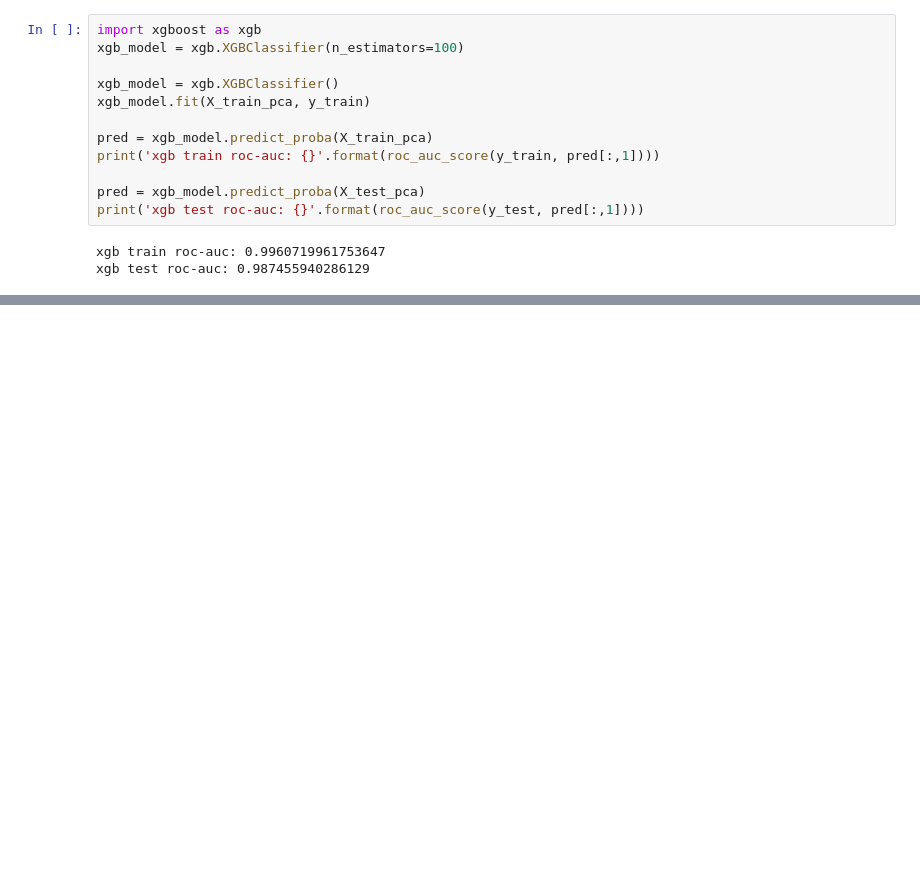
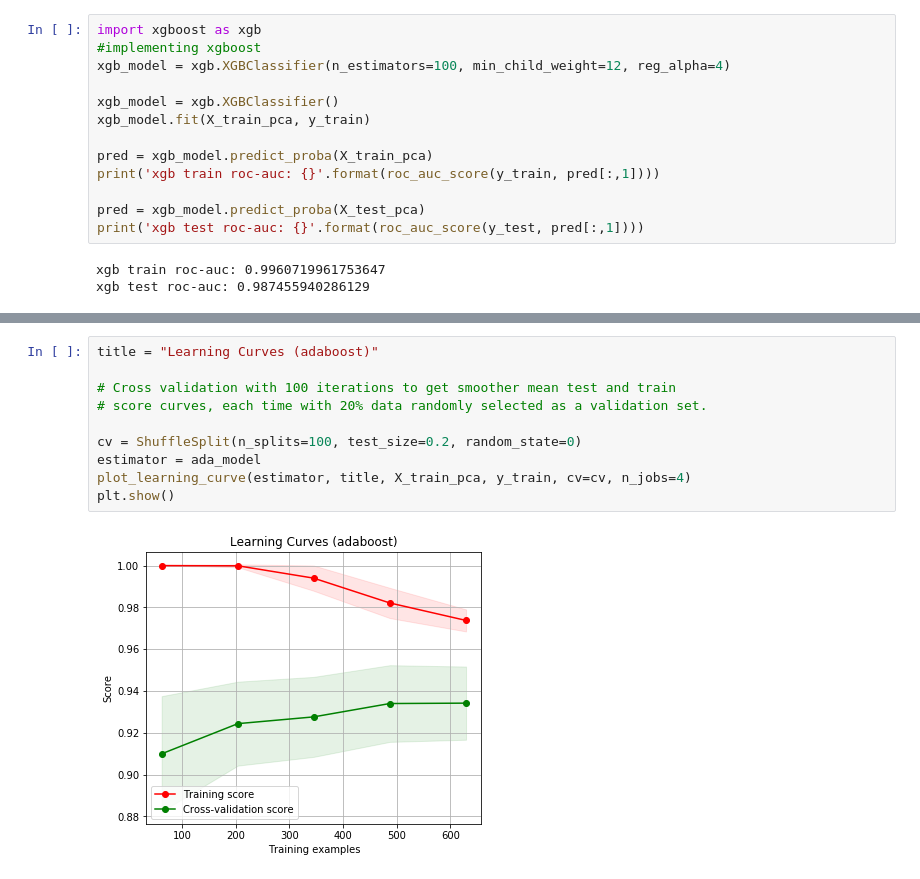
Before and after one commit to ben-mir/prediction-of-credit-card-fraud, a Jupyter notebook: ensemble-algorithm-for-credit-card-fraud-detection.ipynb, the cells around one changed output, grey strips where cells are left out. Drawn from its saved outputs; the diff is of its cells as text; blank space fills up the shorter version.

```diff
--- a/ensemble-algorithm-for-credit-card-fraud-detection.ipynb
+++ b/ensemble-algorithm-for-credit-card-fraud-detection.ipynb
@@ -98,7 +155,8 @@ Logit train roc-auc: 0.9761606346827232
 Logit test roc-auc: 0.9816504250466515
 # %%
 import xgboost as xgb
-xgb_model = xgb.XGBClassifier(n_estimators=100)
+#implementing xgboost
+xgb_model = xgb.XGBClassifier(n_estimators=100, min_child_weight=12, reg_alpha=4)
 
 xgb_model = xgb.XGBClassifier()
 xgb_model.fit(X_train_pca, y_train)
@@ -125,0 +232,12 @@ Adaboost test roc-auc: 0.9916027368857557
+# %%
+title = "Learning Curves (adaboost)"
+
+# Cross validation with 100 iterations to get smoother mean test and train
+# score curves, each time with 20% data randomly selected as a validation set.
+
+cv = ShuffleSplit(n_splits=100, test_size=0.2, random_state=0)
+estimator = ada_model
+plot_learning_curve(estimator, title, X_train_pca, y_train, cv=cv, n_jobs=4)
+plt.show()
+# %% [output]
+[figure, added]
```
Also changed, not shown: parts of 18 cells of this notebook.
